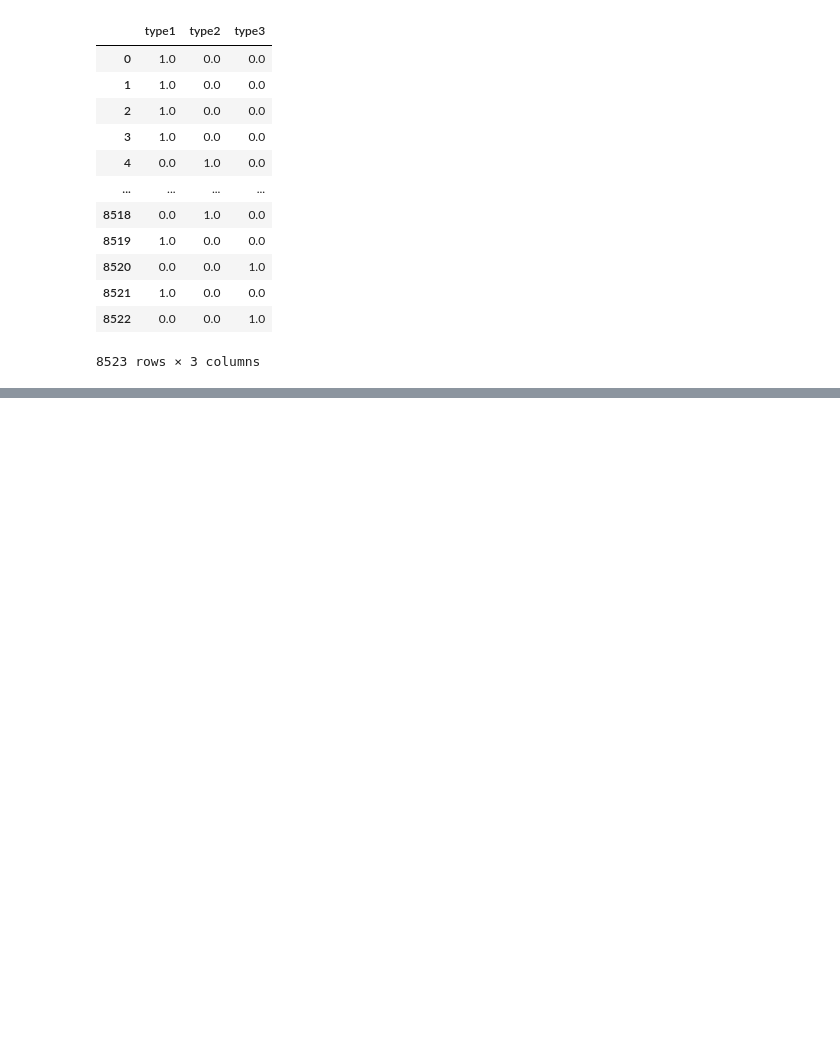
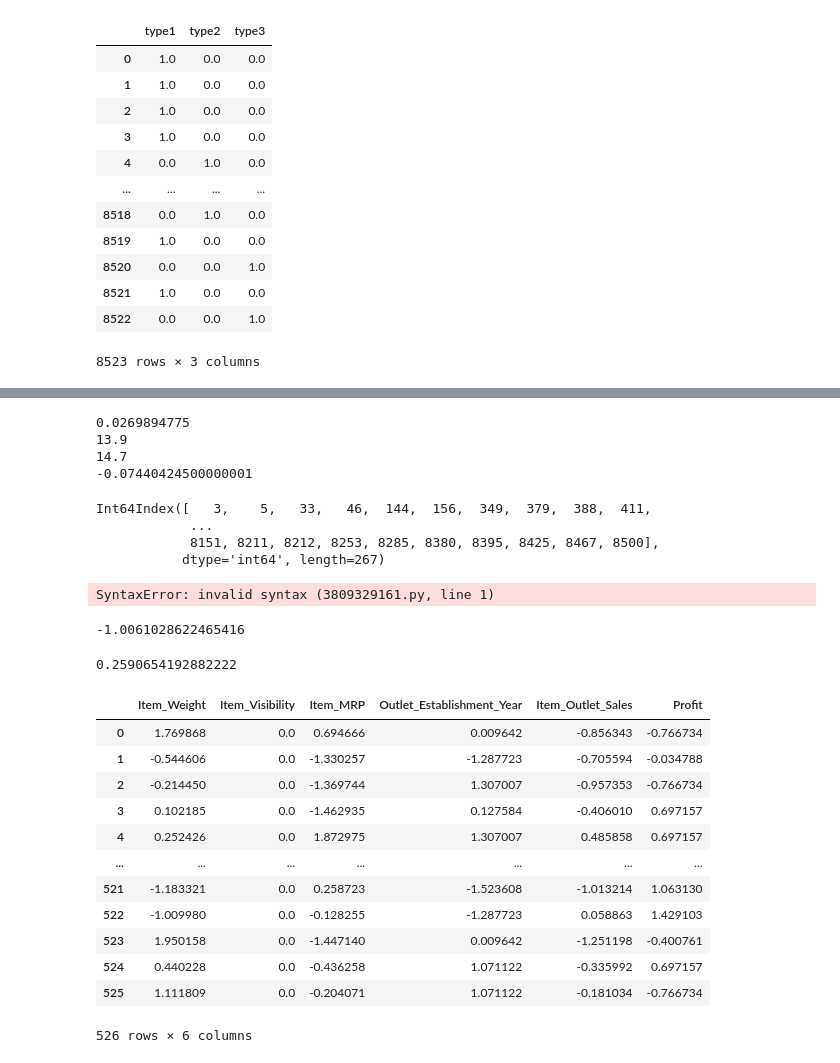
Before and after one commit to j33tu/mtech, a Jupyter notebook: ClassLectures/ML1/ML1-14oct-same-sheet.ipynb, the cells around one changed output, grey strips where cells are left out. Cells and saved outputs as stored; diff of their text form; code cells hidden in the pictures; blank space fills up the shorter version.

```diff
--- a/ClassLectures/ML1/ML1-14oct.ipynb
+++ b/ClassLectures/ML1/ML1-14oct-same-sheet.ipynb
@@ -678,0 +713,71 @@ cat
+# %%
+r1=num['Profit'].quantile(0.5)
+r2=num['Profit'].quantile(0.95)
+q1p=num['Profit'].quantile(.25)
+q3p=num['Profit'].quantile(.75)
+iqrp=q3-q1
+ubp=q3+1.5*iqr
+lbp=q1-1.5*iqr
+print(q1)
+print(r1)
+print(r2)
+print(lb)
+# %% [output]
+0.0269894775
+13.9
+14.7
+-0.07440424500000001
+# %%
+ind=num[((num['Profit']<r1)| (num['Profit']>r2))].index
+ind
+# %% [output]
+Int64Index([   3,    5,   33,   46,  144,  156,  349,  379,  388,  411,
+            ...
+            8151, 8211, 8212, 8253, 8285, 8380, 8395, 8425, 8467, 8500],
+           dtype='int64', length=267)
+# %%
+#replace values to treat outliears
+for i in ind:
+    if(num.loc[i,'Profit']<r1):
+        num.loc[i,'Profit']=r1
+    elif(num.loc[i,'Profit']>r2):
+        num.loc[i,'Profit']=r2
+
+# check for skews
+num.Profit.skew()
+# %% [output]
+SyntaxError: invalid syntax (3809329161.py, line 1)
+# %%
+#Transform
+np.log(num['Item_Outlet_Sales']).skew()
+# %% [output]
+-1.0061028622465416
+# %%
+np.sqrt(num['Item_Outlet_Sales']).skew()
+# %% [output]
+0.2590654192882222
+# %%
+num1=num
+# %%
+#scalling numbarical colums using minmax scaler or standard sacler not mendatory may optimize time but not final out come
+
+
+from sklearn.preprocessing import StandardScaler,PowerTransformer
+
+sc=StandardScaler()
+data_sc=pd.DataFrame(sc.fit_transform(num),columns=num1.columns)
+data_sc
+# %% [output]
+|  | Item_Weight | Item_Visibility | Item_MRP | Outlet_Establishment_Year | Item_Outlet_Sales | Profit |
+| 0 | 1.769868 | 0.0 | 0.694666 | 0.009642 | -0.856343 | -0.766734 |
+| 1 | -0.544606 | 0.0 | -1.330257 | -1.287723 | -0.705594 | -0.034788 |
+| 2 | -0.214450 | 0.0 | -1.369744 | 1.307007 | -0.957353 | -0.766734 |
+| 3 | 0.102185 | 0.0 | -1.462935 | 0.127584 | -0.406010 | 0.697157 |
+| 4 | 0.252426 | 0.0 | 1.872975 | 1.307007 | 0.485858 | 0.697157 |
+| ... | ... | ... | ... | ... | ... | ... |
+| 521 | -1.183321 | 0.0 | 0.258723 | -1.523608 | -1.013214 | 1.063130 |
+| 522 | -1.009980 | 0.0 | -0.128255 | -1.287723 | 0.058863 | 1.429103 |
+| 523 | 1.950158 | 0.0 | -1.447140 | 0.009642 | -1.251198 | -0.400761 |
+| 524 | 0.440228 | 0.0 | -0.436258 | 1.071122 | -0.335992 | 0.697157 |
+| 525 | 1.111809 | 0.0 | -0.204071 | 1.071122 | -0.181034 | -0.766734 |
+526 rows × 6 columns
```
Also changed, not shown: parts of 18 cells of this notebook, 5 other files.
